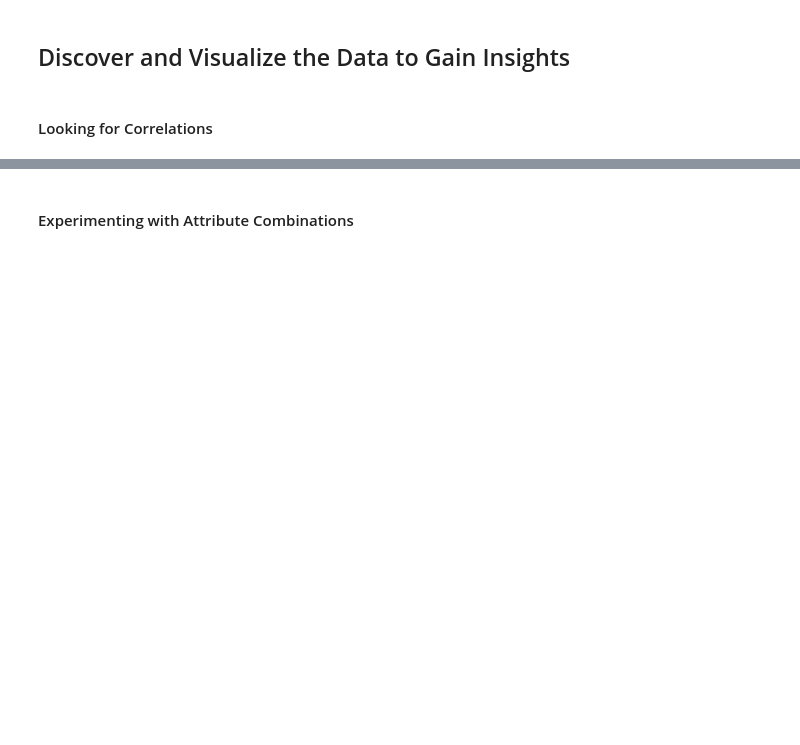
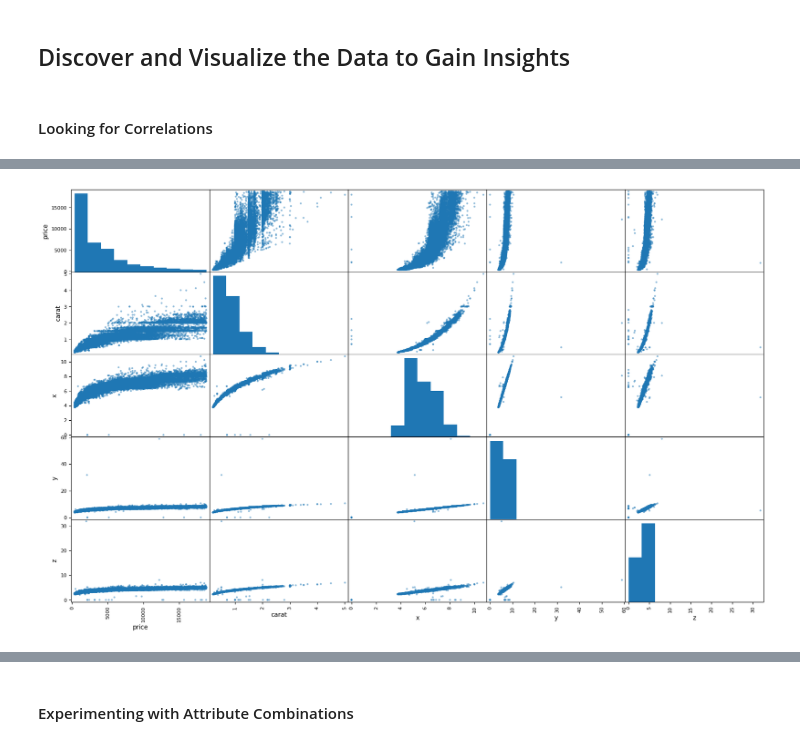
Before and after one commit to Artem259/univ4.2_ISM, a Jupyter notebook: lab5/personal_task.ipynb, the cells around one changed output, grey strips where cells are left out. Drawn from its saved outputs; the diff is of its cells as text; code cells hidden in the pictures; blank space fills up the shorter version.

```diff
--- a/lab5/personal_task.ipynb
+++ b/lab5/personal_task.ipynb
@@ -53,7 +135,7 @@ housing["carat_cat"].hist();
 from sklearn.model_selection import StratifiedShuffleSplit
 
 split = StratifiedShuffleSplit(n_splits=1, test_size=0.2, random_state=42)
-train_index, test_index = next(split.split(housing, housing["carat_cat"]))
-strat_train_set = housing.loc[train_index]
-strat_test_set = housing.loc[test_index]
+train_index, test_index = next(split.split(diamonds, diamonds["carat_cat"]))
+strat_train_set = diamonds.loc[train_index]
+strat_test_set = diamonds.loc[test_index]
 strat_test_set["carat_cat"].value_counts() / len(strat_test_set)
@@ -63,7 +153,7 @@ for set_ in (strat_train_set, strat_test_set):
 # %% [markdown]
 ## Discover and Visualize the Data to Gain Insights
 # %%
-housing = strat_train_set.copy()
+diamonds = strat_train_set.copy()
 # %% [markdown]
 #### Looking for Correlations
 # %%
@@ -72,6 +171,8 @@ corr_matrix["price"].sort_values(ascending=False)
 # %%
 from pandas.plotting import scatter_matrix
 
 attributes = ["price", "carat", "x", "y", "z"]
-scatter_matrix(housing[attributes], figsize=(20, 12));
+scatter_matrix(diamonds[attributes], figsize=(20, 12));
+# %% [output]
+[figure, added]
 # %%
```
Also changed, not shown: parts of 71 cells of this notebook.
